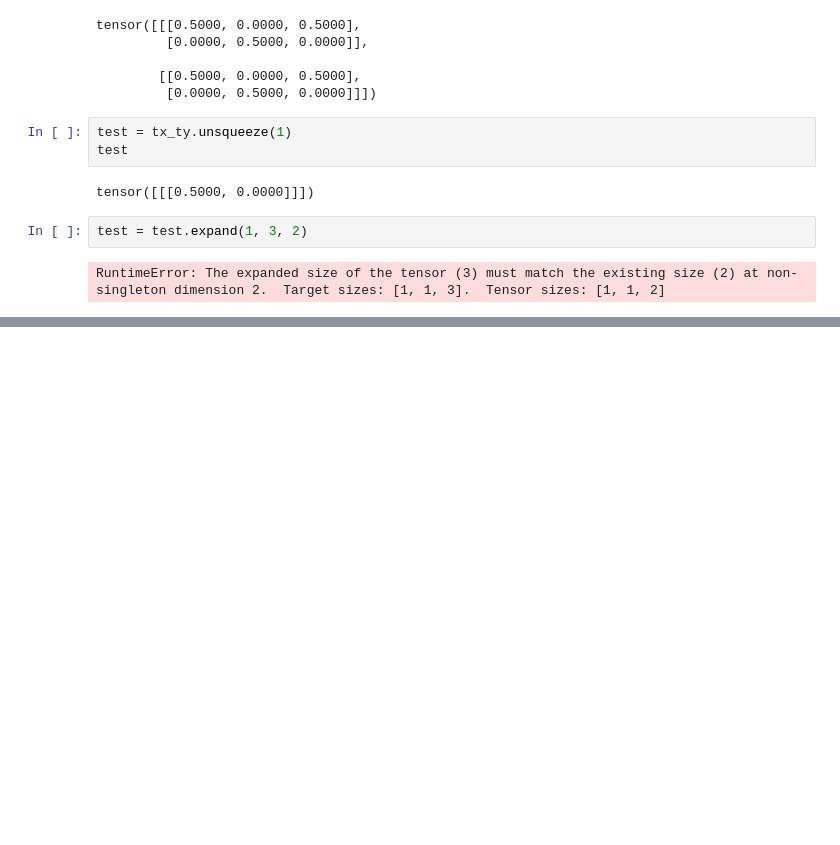
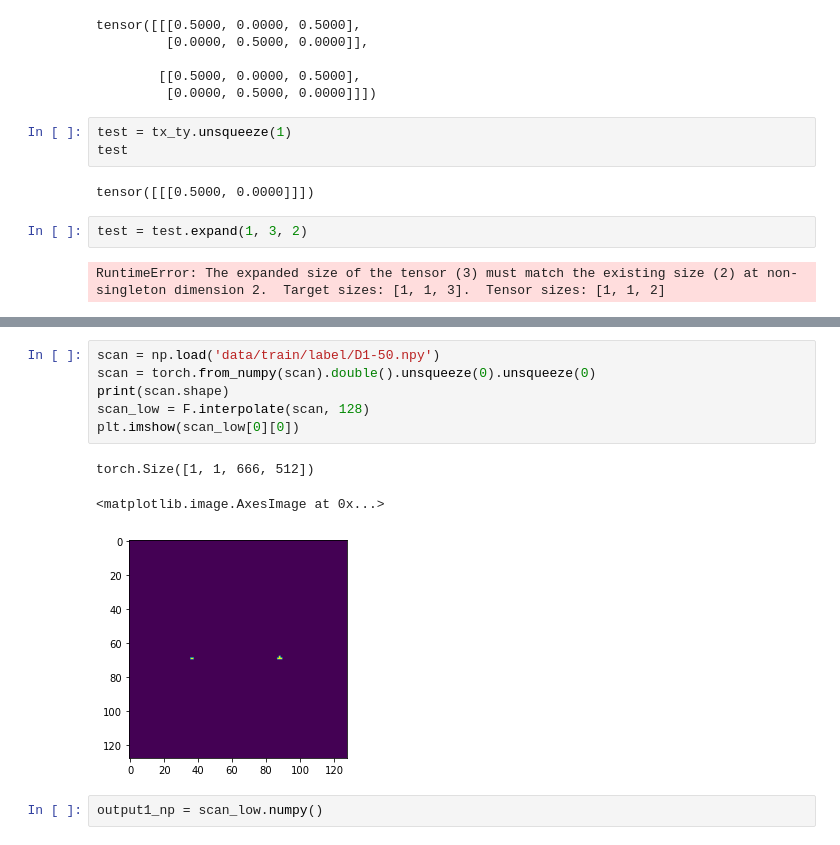
Before and after one commit to marinbenc/segment-then-segment, a Jupyter notebook: exploration.ipynb, the cells around one changed output, grey strips where cells are left out. Cells and saved outputs as stored; diff of their text form; blank space fills up the shorter version.

```diff
--- a/exploration.ipynb
+++ b/exploration.ipynb
@@ -129,0 +137,12 @@ RuntimeError: The expanded size of the tensor (3) must match the existing size (
+# %%
+scan = np.load('data/train/label/D1-50.npy')
+scan = torch.from_numpy(scan).double().unsqueeze(0).unsqueeze(0)
+print(scan.shape)
+scan_low = F.interpolate(scan, 128)
+plt.imshow(scan_low[0][0])
+# %% [output]
+torch.Size([1, 1, 666, 512])
+<matplotlib.image.AxesImage at 0x...>
+[figure, added]
+# %%
+output1_np = scan_low.numpy()
```
Also changed, not shown: parts of 6 cells of this notebook, 5 other files.
